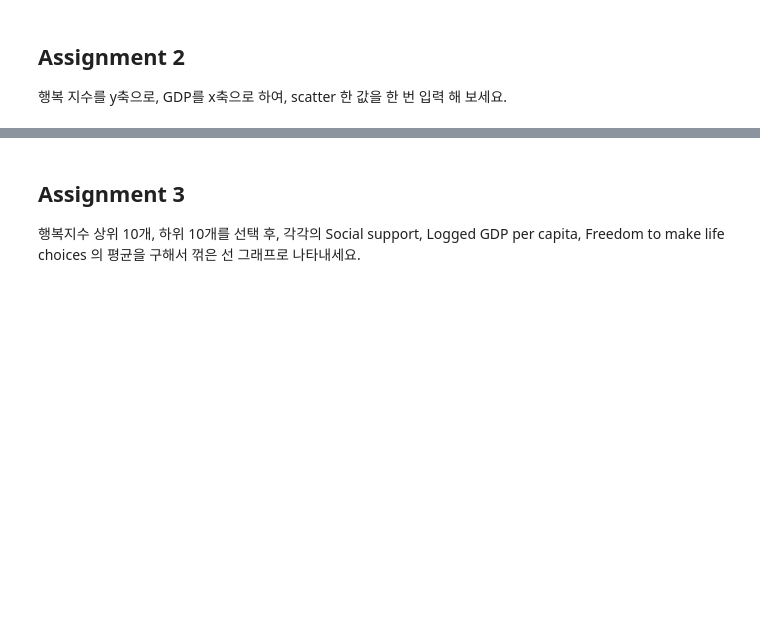
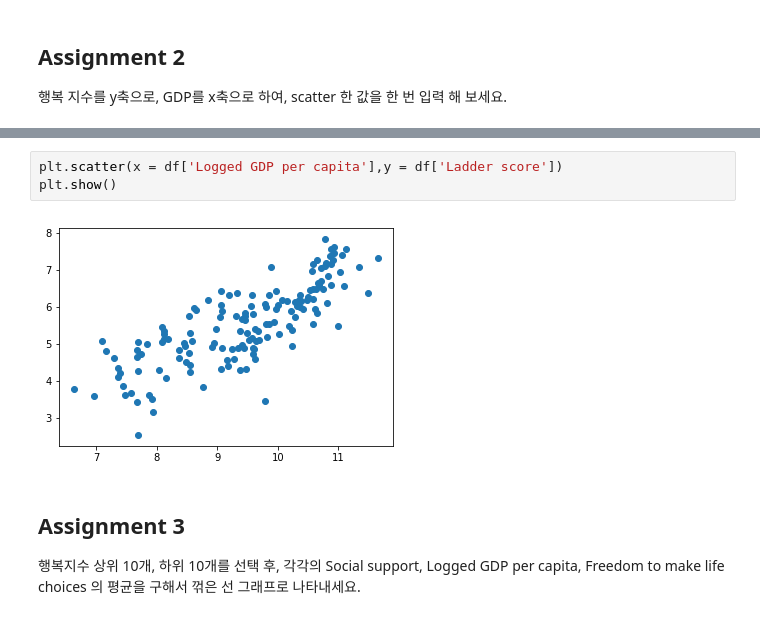
Before and after one commit to Dcom-KHU/2021-1-Data-Science, a Jupyter notebook: assignments/03/03.ipynb, the cells around one changed output, grey strips where cells are left out. Drawn from its saved outputs; the diff is of its cells as text; blank space fills up the shorter version.

```diff
--- a/assignments/03/03.ipynb
+++ b/assignments/03/03.ipynb
@@ -35,3 +39,8 @@ df
+# %%
+plt.scatter(x = df['Logged GDP per capita'],y = df['Ladder score'])
+plt.show()
+# %% [output]
+[figure, added]
 # %% [markdown]
 ## Assignment 3
 행복지수 상위 10개, 하위 10개를 선택 후, 각각의 Social support, Logged GDP per capita, Freedom to make life choices 의 평균을 구해서 꺾은 선 그래프로 나타내세요.
```
Also changed, not shown: parts of 6 cells of this notebook.
